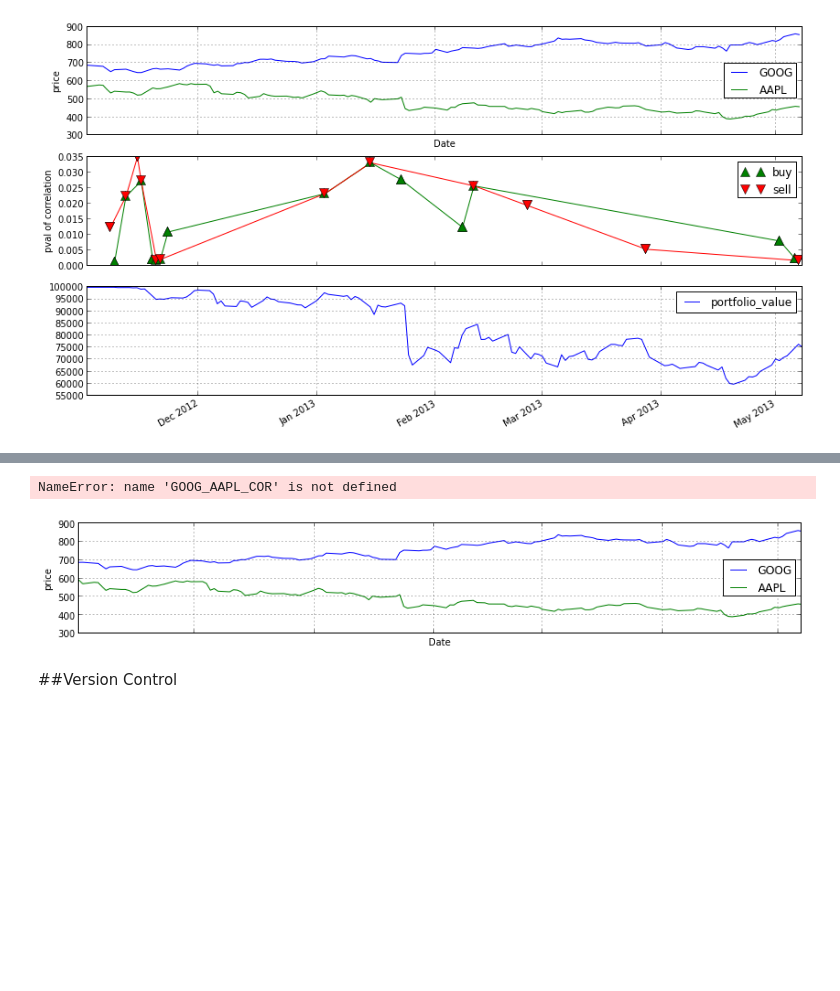
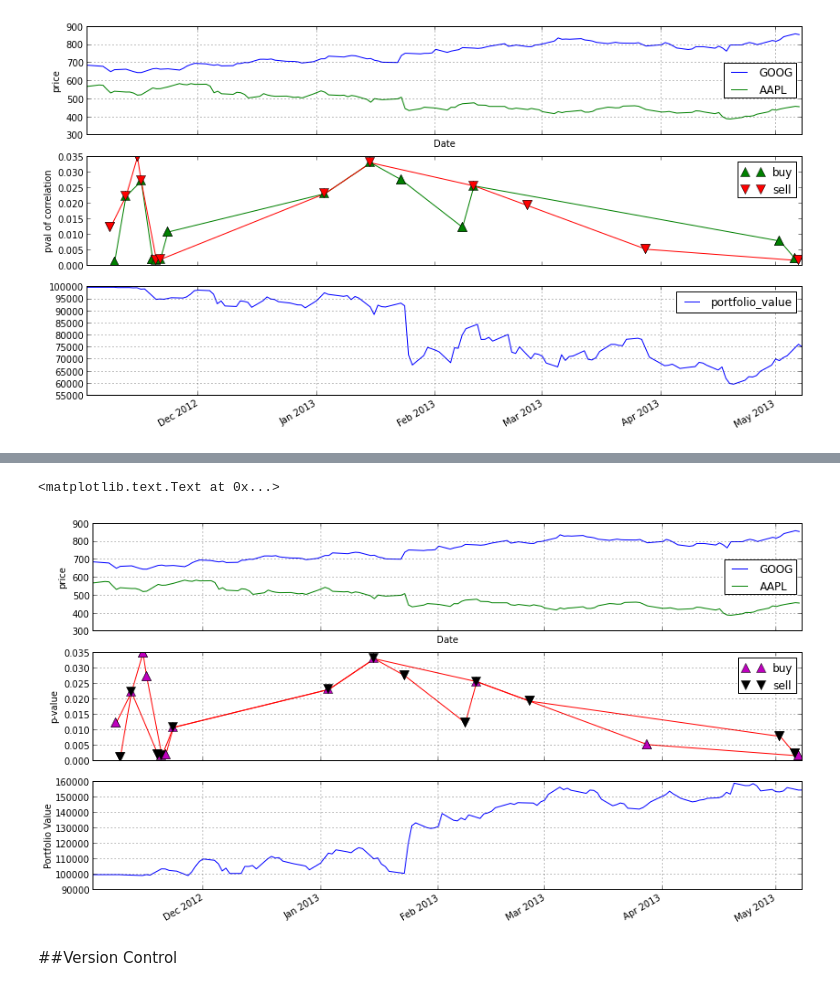
Before and after one commit to agconti/trading, a Jupyter notebook: GOOG V. AAPL Correlation Arb.ipynb, the cells around one changed output, grey strips where cells are left out. Drawn from its saved outputs; the diff is of its cells as text; code cells hidden in the pictures; blank space fills up the shorter version.

Commit message:
fixed s and p algo and plotting

```diff
--- a/GOOG V. AAPL Correlation Arb.ipynb
+++ b/GOOG V. AAPL Correlation Arb.ipynb
@@ -285,26 +319,28 @@ AttributeError: 'SIDData' object has no attribute 'pct_change'
 # %%
 ax1 = plt.subplot(311)
 data[['GOOG', 'AAPL']].plot(ax=ax1)
 plt.ylabel('price')
 plt.setp(ax1.get_xticklabels(), visible=False)
 
-GOOG_AAPL_COR.buy_orders = np.asarray(GOOG_AAPL_COR.buy_orders)
-GOOG_AAPL_COR.sell_orders = np.asarray(GOOG_AAPL_COR.sell_orders)
+GOOG_AAPL_COR_V_SP500.buy_orders = np.asarray(GOOG_AAPL_COR_V_SP500.buy_orders)
+GOOG_AAPL_COR_V_SP500.sell_orders = np.asarray(GOOG_AAPL_COR_V_SP500.sell_orders)
 
 ax2 = plt.subplot(312, sharex=ax1)
-plt.plot(GOOG_AAPL_COR.buy_orders[:,1], GOOG_AAPL_COR.buy_orders[:,1], color = 'r')
-plt.plot(GOOG_AAPL_COR.sell_orders[:,1], GOOG_AAPL_COR.sell_orders[:,1], color = 'r')
-plt.plot(GOOG_AAPL_COR.buy_orders[:,0], GOOG_AAPL_COR.buy_orders[:,1], '^', c='m', markersize=10, label='buy')
-plt.plot(GOOG_AAPL_COR.sell_orders[:,0], GOOG_AAPL_COR.sell_orders[:,1], 'v', c='k', markersize=10, label='sell')
-plt.ylabel('zscore of spread')
+plt.plot(GOOG_AAPL_COR_V_SP500.buy_orders[:,0], GOOG_AAPL_COR_V_SP500.buy_orders[:,1], color = 'r')
+plt.plot(GOOG_AAPL_COR_V_SP500.sell_orders[:,0], GOOG_AAPL_COR_V_SP500.sell_orders[:,1], color = 'r')
+plt.plot(GOOG_AAPL_COR_V_SP500.buy_orders[:,0], GOOG_AAPL_COR_V_SP500.buy_orders[:,1], '^', c='m', markersize=10, label='buy')
+plt.plot(GOOG_AAPL_COR_V_SP500.sell_orders[:,0], GOOG_AAPL_COR_V_SP500.sell_orders[:,1], 'v', c='k', markersize=10, label='sell')
+plt.ylabel('p-value')
+plt.grid(b=True)
 plt.setp(ax2.get_xticklabels(), visible=False)
 plt.legend()
 
 ax3 = plt.subplot(313, sharex=ax1)
-results_GOOG_AAPL_COR.portfolio_value.plot()
+results_GOOG_AAPL_COR_V_SP500.portfolio_value.plot()
+plt.ylabel('Portfolio Value')
 # %% [output]
-NameError: name 'GOOG_AAPL_COR' is not defined
+<matplotlib.text.Text at 0x...>
-[figure, old version]
+[figure, new version]
 # %%
 import statsmodels.api as sm
 
```
Also changed, not shown: parts of 2 cells of this notebook.
